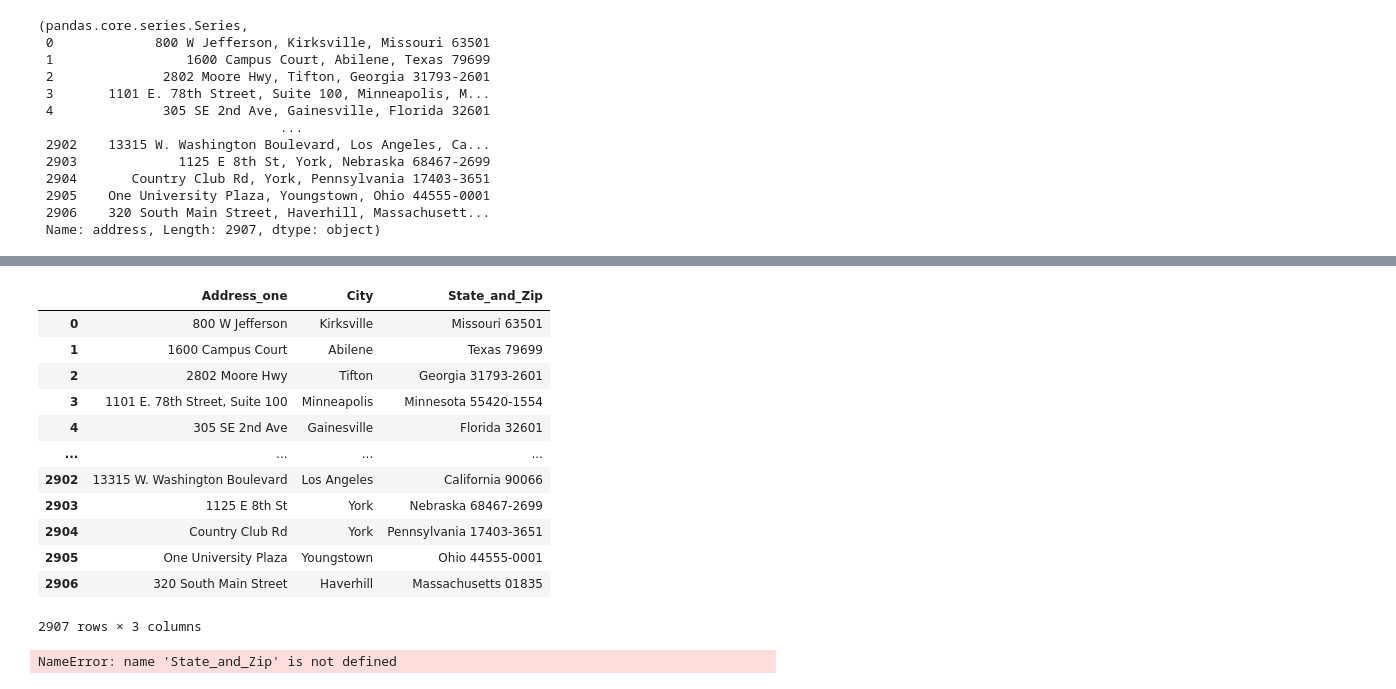
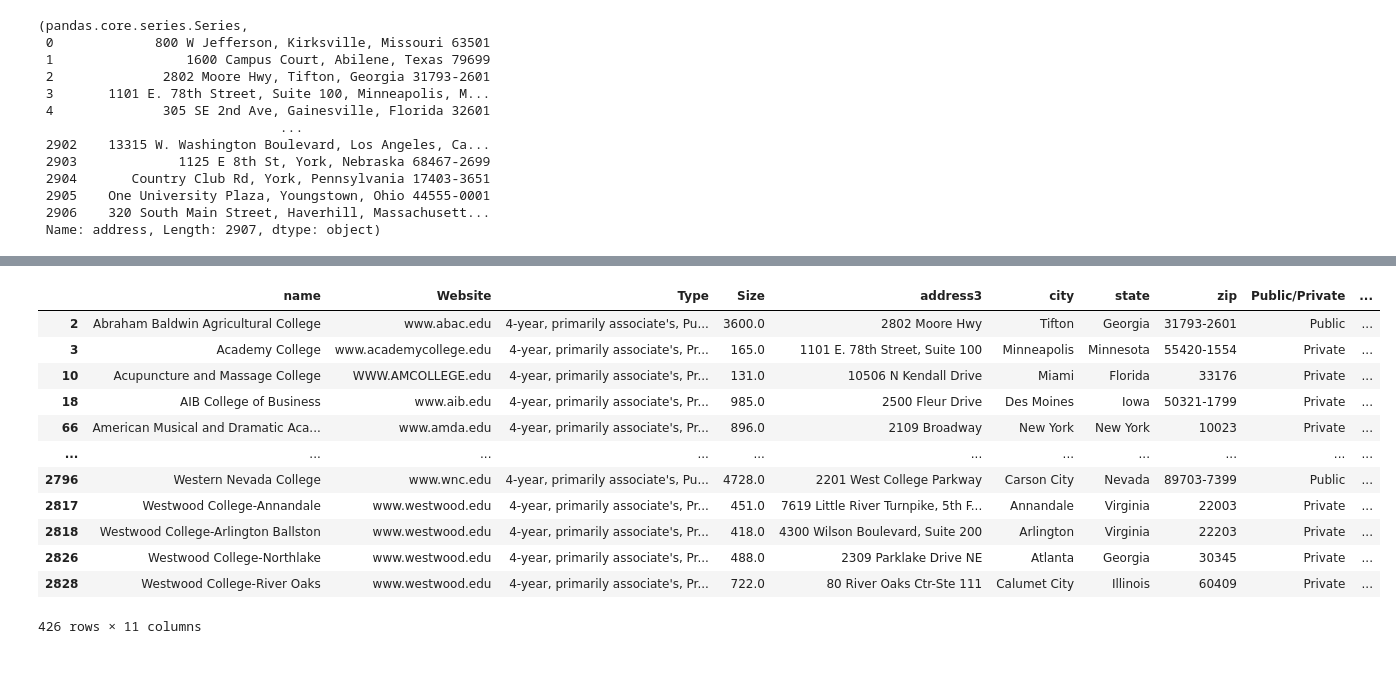
Before and after one commit to nanthalec/INTRO-TO-DATA-ANALYSIS, a Jupyter notebook: university.ipynb, the cells around one changed output, grey strips where cells are left out. Cells and saved outputs as stored; diff of their text form; code cells hidden in the pictures.

```diff
--- a/university.ipynb
+++ b/university.ipynb
@@ -351,22 +428,18 @@ AttributeError: 'DataFrame' object has no attribute 'str'
-# %%
-addy_split = addy_split.rename(columns={0:"Address_one", 1:"City", 2:"State_and_Zip"})
-addy_split
-# %% [output]
-|  | Address_one | City | State_and_Zip |
-| 0 | 800 W Jefferson | Kirksville | Missouri 63501 |
-| 1 | 1600 Campus Court | Abilene | Texas 79699 |
-| 2 | 2802 Moore Hwy | Tifton | Georgia 31793-2601 |
-| 3 | 1101 E. 78th Street, Suite 100 | Minneapolis | Minnesota 55420-1554 |
-| 4 | 305 SE 2nd Ave | Gainesville | Florida 32601 |
-| ... | ... | ... | ... |
-| 2902 | 13315 W. Washington Boulevard | Los Angeles | California 90066 |
-| 2903 | 1125 E 8th St | York | Nebraska 68467-2699 |
-| 2904 | Country Club Rd | York | Pennsylvania 17403-3651 |
-| 2905 | One University Plaza | Youngstown | Ohio 44555-0001 |
-| 2906 | 320 South Main Street | Haverhill | Massachusetts 01835 |
-2907 rows × 3 columns
-# %%
-state_with_zip = addy_split['State_and_Zip']
-type(State_and_Zip), State_and_Zip
-# %% [output]
-NameError: name 'State_and_Zip' is not defined
+# %%
+university['Primarily_Associates?'] = np.where(university.Type.str.contains('prim')>0, 'Yes', 'No')
+# %%
+university[university['Type'].str.contains("prim")>0]
+# %% [output]
+|  | name | Website | Type | Size | address3 | city | state | zip | Public/Private | ... |
+| 2 | Abraham Baldwin Agricultural College | www.abac.edu | 4-year, primarily associate's, Pu... | 3600.0 | 2802 Moore Hwy | Tifton | Georgia | 31793-2601 | Public | ... |
+| 3 | Academy College | www.academycollege.edu | 4-year, primarily associate's, Pr... | 165.0 | 1101 E. 78th Street, Suite 100 | Minneapolis | Minnesota | 55420-1554 | Private | ... |
+| 10 | Acupuncture and Massage College | WWW.AMCOLLEGE.edu | 4-year, primarily associate's, Pr... | 131.0 | 10506 N Kendall Drive | Miami | Florida | 33176 | Private | ... |
+| 18 | AIB College of Business | www.aib.edu | 4-year, primarily associate's, Pr... | 985.0 | 2500 Fleur Drive | Des Moines | Iowa | 50321-1799 | Private | ... |
+| 66 | American Musical and Dramatic Aca... | www.amda.edu | 4-year, primarily associate's, Pr... | 896.0 | 2109 Broadway | New York | New York | 10023 | Private | ... |
+| ... | ... | ... | ... | ... | ... | ... | ... | ... | ... | ... |
+| 2796 | Western Nevada College | www.wnc.edu | 4-year, primarily associate's, Pu... | 4728.0 | 2201 West College Parkway | Carson City | Nevada | 89703-7399 | Public | ... |
+| 2817 | Westwood College-Annandale | www.westwood.edu | 4-year, primarily associate's, Pr... | 451.0 | 7619 Little River Turnpike, 5th F... | Annandale | Virginia | 22003 | Private | ... |
+| 2818 | Westwood College-Arlington Ballston | www.westwood.edu | 4-year, primarily associate's, Pr... | 418.0 | 4300 Wilson Boulevard, Suite 200 | Arlington | Virginia | 22203 | Private | ... |
+| 2826 | Westwood College-Northlake | www.westwood.edu | 4-year, primarily associate's, Pr... | 488.0 | 2309 Parklake Drive NE | Atlanta | Georgia | 30345 | Private | ... |
+| 2828 | Westwood College-River Oaks | www.westwood.edu | 4-year, primarily associate's, Pr... | 722.0 | 80 River Oaks Ctr-Ste 111 | Calumet City | Illinois | 60409 | Private | ... |
+426 rows × 11 columns
```
Also changed, not shown: parts of 23 cells of this notebook, 1 other file.
